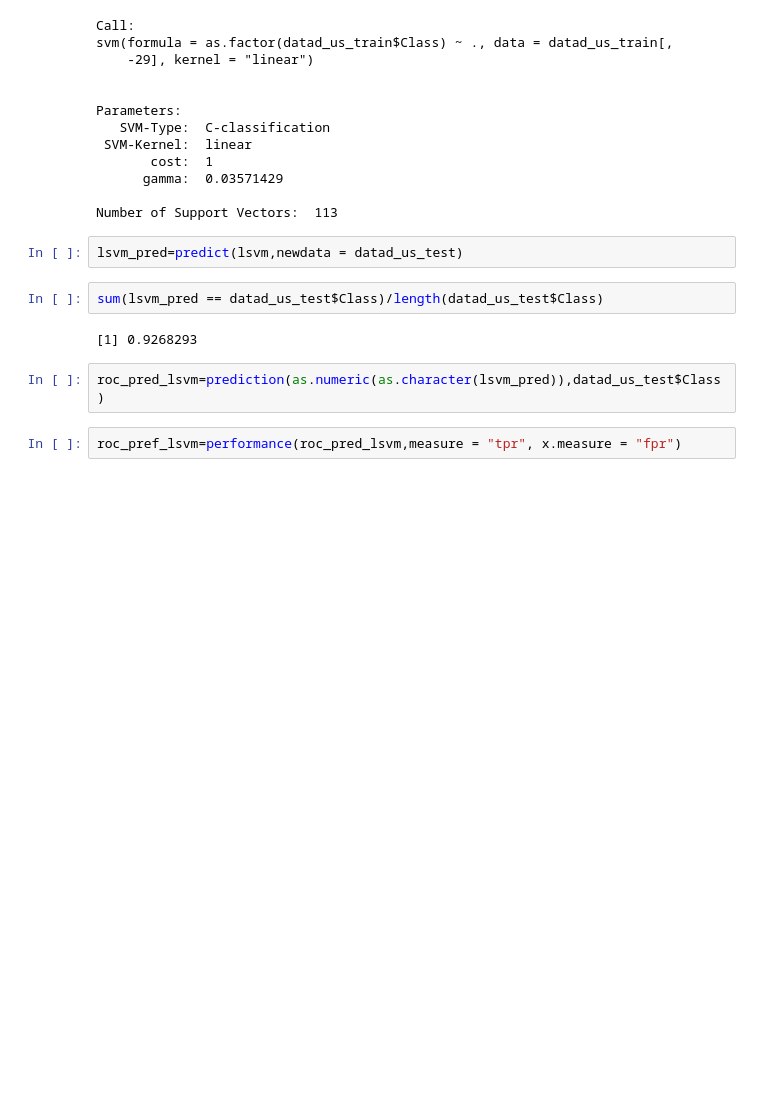
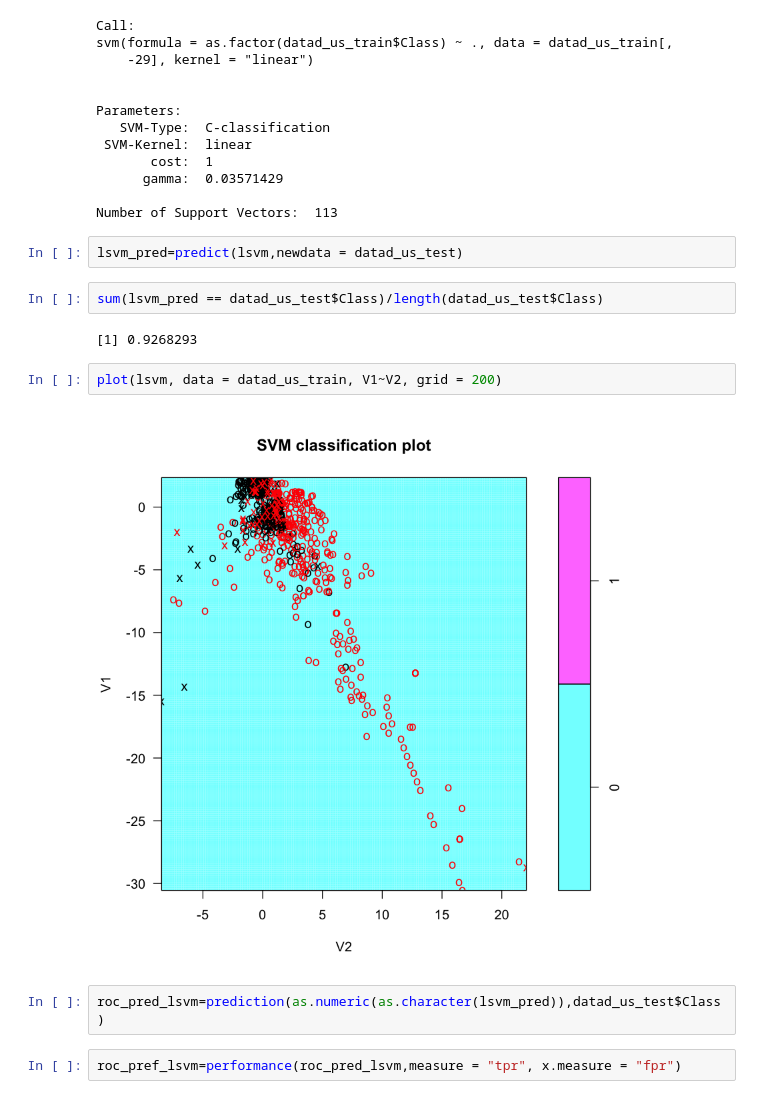
Before and after one commit to jamalarz/Projet_Supervised_Learning, a Jupyter notebook: Projet_Supervised_Learning.ipynb, the cells around one changed output. Drawn from its saved outputs; the diff is of its cells as text; blank space fills up the shorter version.

```diff
--- a/Projet_Supervised_Learning.ipynb
+++ b/Projet_Supervised_Learning.ipynb
@@ -395,6 +395,10 @@ lsvm_pred=predict(lsvm,newdata = datad_us_test)
 sum(lsvm_pred == datad_us_test$Class)/length(datad_us_test$Class)
 # %% [output]
 [1] 0.9268293
+# %%
+plot(lsvm, data = datad_us_train, V1~V2, grid = 200)
+# %% [output]
+[figure, added]
 # %%
 roc_pred_lsvm=prediction(as.numeric(as.character(lsvm_pred)),datad_us_test$Class)
 # %%
```
Also changed, not shown: parts of 13 cells of this notebook.
